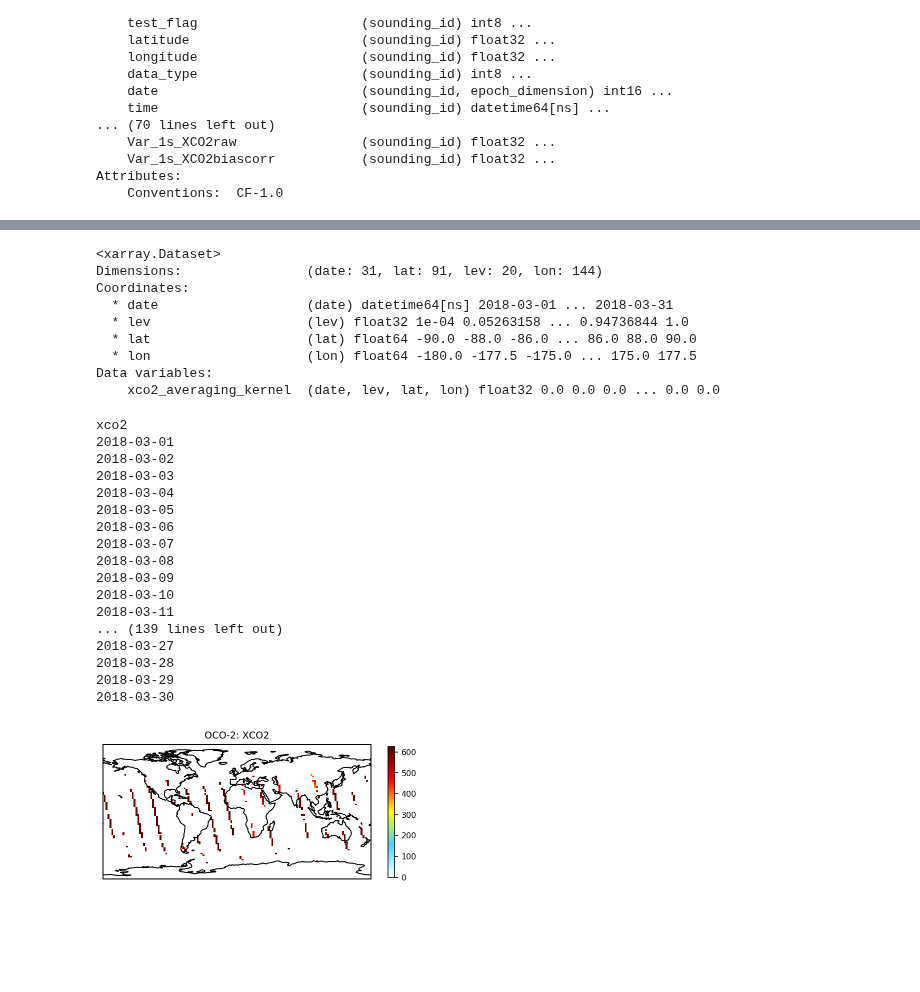
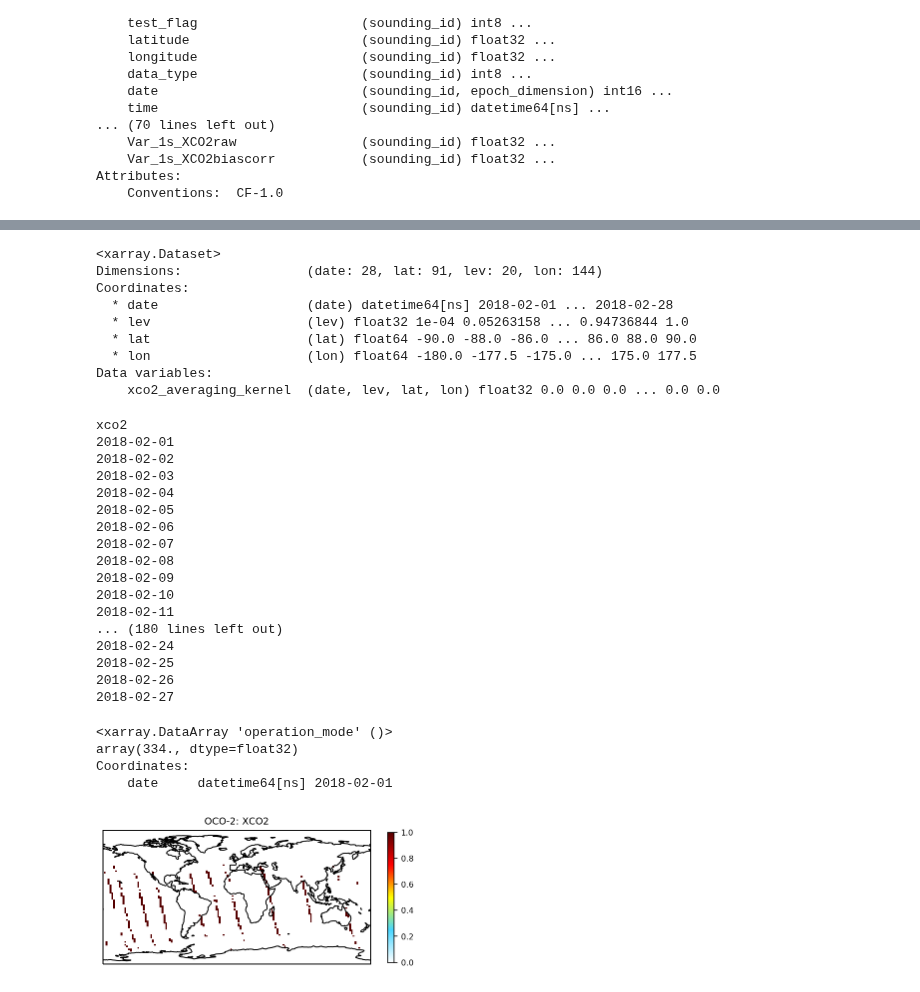
Before and after one commit to MehliyarSadiq/geoschem_simulations, a Jupyter notebook: inversion/satellite/oco-2/0.1.extract_satellite.ipynb, the cells around one changed output, grey strips where cells are left out. Drawn from its saved outputs; the diff is of its cells as text; code cells hidden in the pictures; blank space fills up the shorter version.

```diff
--- a/inversion/satellite/oco-2/0.1.extract_satellite.ipynb
+++ b/inversion/satellite/oco-2/0.1.extract_satellite.ipynb
@@ -26,18 +26,20 @@ import re
 # settings
 # file names and paths
 input_file = '/geos/u73/msadiq/satellite/oco-2/OCO2_b91_10sec_GOOD_r24.nc4'
-output_file ='/geos/u73/msadiq/satellite/oco-2/OCO2_extract.nc'
+output_file ='/geos/u73/msadiq/satellite/oco-2/OCO2_extract_Feb2018.nc'
 
 # first and last day of extraction
-first_day = '2018-03-01'
-last_day_p1 = '2018-04-01' # last day plus 1
+first_day = '2018-02-01'
+last_day_p1 = '2018-03-01' # last day plus 1
 
 # names of variables need to extract
 var_names  = ['xco2',
               'psurf',
               'xco2_averaging_kernel',
               'co2_profile_apriori',
-              'pressure_weight']
+              'pressure_weight',
+              'xco2_uncertainty',
+              'operation_mode']
 # %%
 ds = xr.open_dataset(input_file, engine='netcdf4')
 sigma_levels = ds['sigma_levels'] #['xco2_averaging_kernel'].name
@@ -122,9 +124,9 @@ oco2 = var_4d.to_dataset() # initialise a dataset to store all dataarrays
 oco2
 # %% [output]
 <xarray.Dataset>
-Dimensions:                (date: 31, lat: 91, lev: 20, lon: 144)
+Dimensions:                (date: 28, lat: 91, lev: 20, lon: 144)
 Coordinates:
-  * date                   (date) datetime64[ns] 2018-03-01 ... 2018-03-31
+  * date                   (date) datetime64[ns] 2018-02-01 ... 2018-02-28
   * lev                    (lev) float32 1e-04 0.05263158 ... 0.94736844 1.0
   * lat                    (lat) float64 -90.0 -88.0 -86.0 ... 86.0 88.0 90.0
   * lon                    (lon) float64 -180.0 -177.5 -175.0 ... 175.0 177.5
@@ -174,35 +176,42 @@ for ivar in var_names:
         oco2[ivar] = var_4d.copy(deep=True)
 # %% [output]
 xco2
-2018-03-01
-2018-03-02
-2018-03-03
-2018-03-04
-2018-03-05
-2018-03-06
-2018-03-07
-2018-03-08
-2018-03-09
-2018-03-10
-2018-03-11
-... (139 lines left out)
-2018-03-27
-2018-03-28
-2018-03-29
-2018-03-30
+2018-02-01
+2018-02-02
+2018-02-03
+2018-02-04
+2018-02-05
+2018-02-06
+2018-02-07
+2018-02-08
+2018-02-09
+2018-02-10
+2018-02-11
+... (180 lines left out)
+2018-02-24
+2018-02-25
+2018-02-26
+2018-02-27
+# %%
+oco2['operation_mode'].isel(date=0).sum()
+# %% [output]
+<xarray.DataArray 'operation_mode' ()>
+array(334., dtype=float32)
+Coordinates:
+    date     datetime64[ns] 2018-02-01
 # %%
 # plot after mapping
 fig = plt.figure(figsize=[6, 6])
 proj=ccrs.PlateCarree()
 
 ax = plt.subplot(111, projection=proj)
 ax.coastlines()
-tmp = oco2['psurf'] - oco2['xco2']
-tmp.isel(date=0).plot(ax=ax, transform=ccrs.PlateCarree(), cmap=WhGrYlRd, cbar_kwargs={'shrink': 0.4, 'label': ' '})
+#tmp = oco2['psurf'] - oco2['xco2']
+oco2['operation_mode'].isel(date=0).plot(ax=ax, transform=ccrs.PlateCarree(), cmap=WhGrYlRd, cbar_kwargs={'shrink': 0.4, 'label': ' '})
 
 ax.set_title('OCO-2: XCO2');
 # %% [output]
-[figure, old version]
+[figure, new version]
 # %%
 tmp = oco2.xco2.to_dataframe()
 len(tmp)
```
Also changed, not shown: parts of 3 cells of this notebook, 5 other files.
